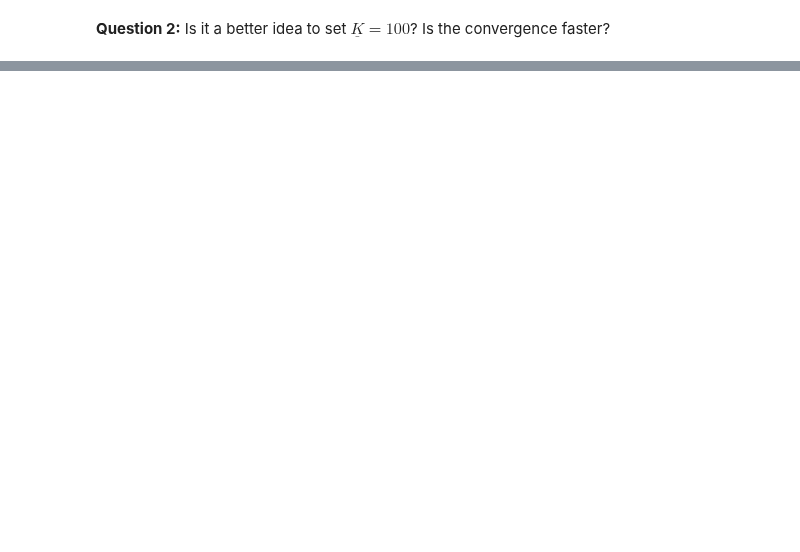
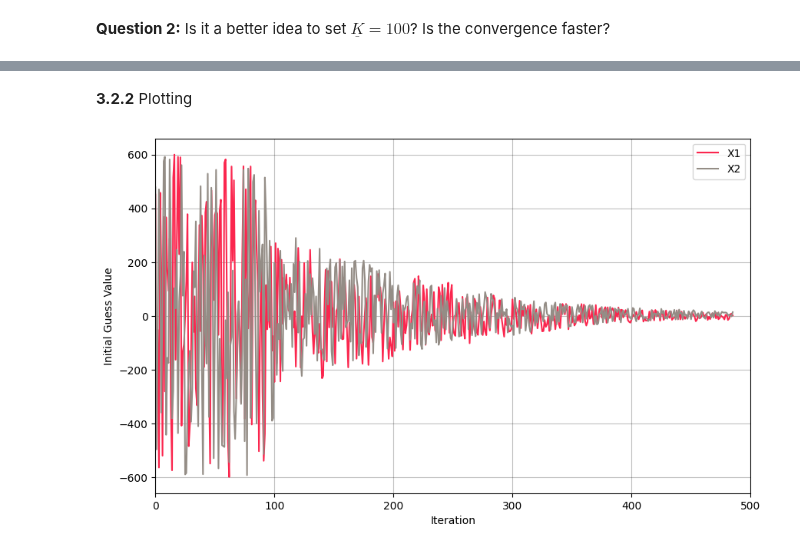
Before and after one commit to NumEconCopenhagen/projects-2023-andershuus_christianfogel, a Jupyter notebook: examproject/Exam-2023-notebook.ipynb, the cells around one changed output, grey strips where cells are left out. Drawn from its saved outputs; the diff is of its cells as text; code cells hidden in the pictures; blank space fills up the shorter version.

```diff
--- a/examproject/Exam-2023-notebook.ipynb
+++ b/examproject/Exam-2023-notebook.ipynb
@@ -670,0 +780,21 @@ print(xk0)
+# %% [markdown]
+**3.2.2** Plotting
+# %%
+#Making the initial guess into an array in order to plot.
+initial_guesses_array_Q2 = np.array(initial_guesses_Q2)
+
+# Plot
+plt.figure(figsize=(10, 6))
+#Taking the first row of the array, i.e. X1
+plt.plot(initial_guesses_array_Q2[:, 0],color=(251/255,38/255,78/255), label='X1')
+#Taking the first row of the array, i.e. X2
+plt.plot(initial_guesses_array_Q2[:, 1], color=(148/255,141/255,134/255), label='X2')
+#Labels.
+plt.xlabel('Iteration')
+plt.ylabel('Initial Guess Value')
+plt.legend()
+
+plt.xlim([0, 500])
+plt.show()
+# %% [output]
+[figure, added]
```
Also changed, not shown: parts of 11 cells of this notebook.
